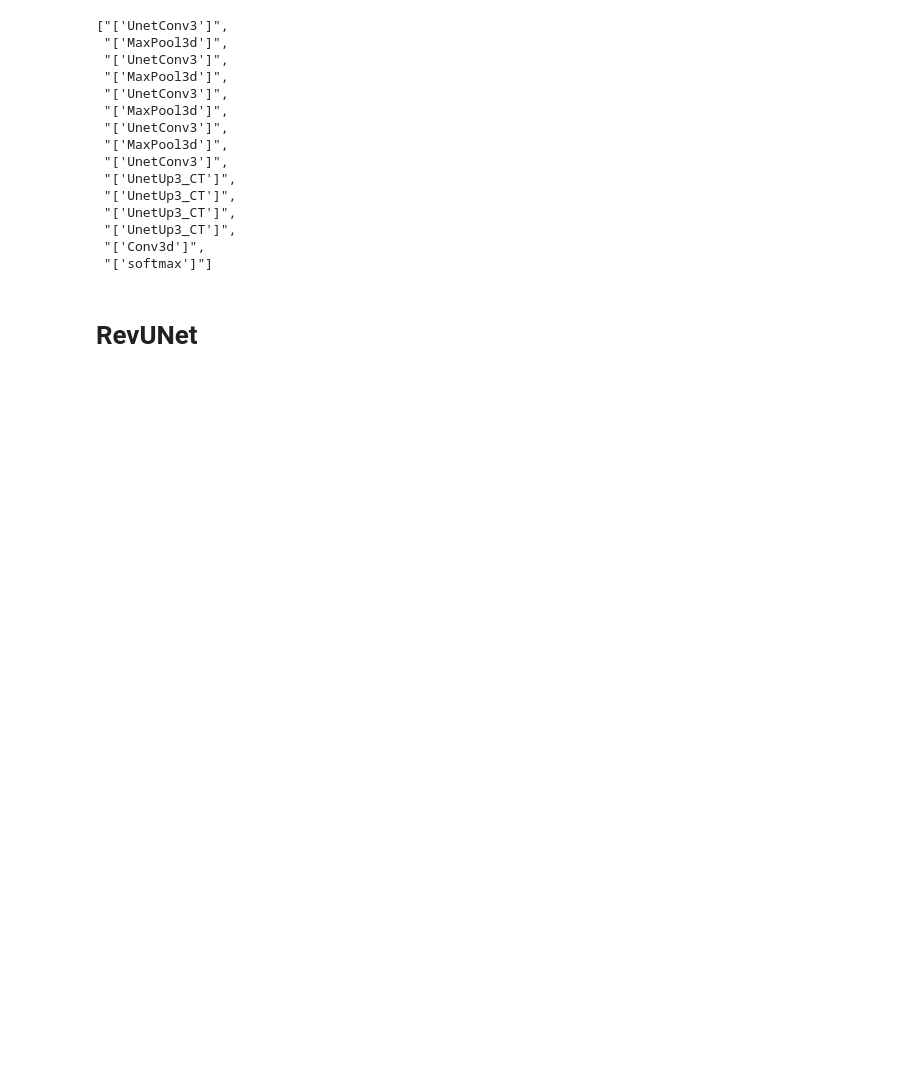
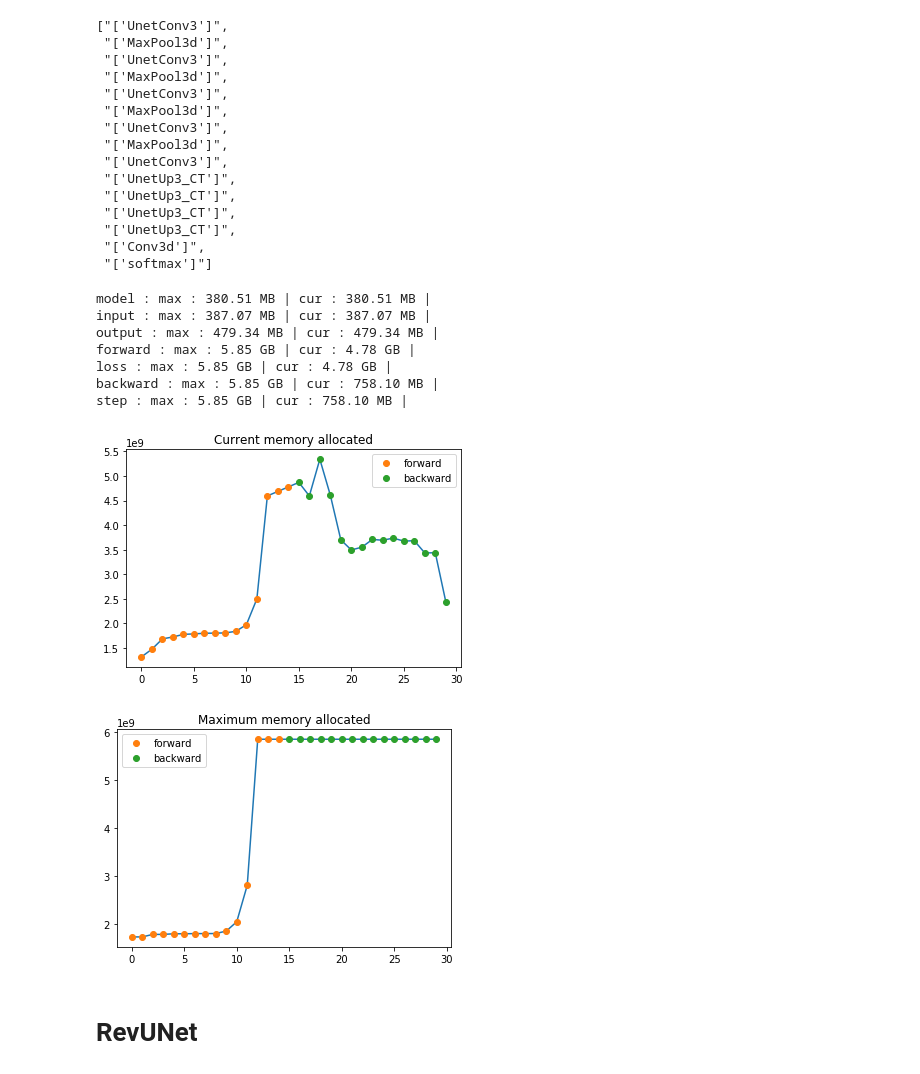
Before and after one commit to Myyyr/memory, a Jupyter notebook: callback.ipynb, the cells around one changed output. Drawn from its saved outputs; the diff is of its cells as text; code cells hidden in the pictures; blank space fills up the shorter version.

```diff
--- a/callback.ipynb
+++ b/callback.ipynb
@@ -109,6 +109,50 @@ f_name
  "['UnetUp3_CT']",
  "['Conv3d']",
  "['softmax']"]
+# %%
+with open('./callback_unet_memory_160_full.json', 'r') as f:
+    js = json.load(f)
+
+for i in list(js.keys())[:-2]:
+    txt = i +' : '
+    for k in list(js[i]):
+        txt += k + ' : ' + convert_bytes(js[i][k]) + ' | '
+    print(txt)
+
+f_cur, f_max, b_cur, b_max, f_name, b_name = [], [], [], [], [], []
+for fk, bk in zip(js['hookF'], js['hookB']):
+    f_cur.append(fk['cur'][0])
+    f_max.append(fk['max'][0])
+    f_name.append(fk['name'])
+    b_cur.append(bk['cur'][0])
+    b_max.append(bk['max'][0])
+    b_name.append(bk['name'])
+
+x1, x2 = list(range(len(f_cur))), list(range(len(f_cur),len(f_cur)+len(b_cur)))
+plt.plot(x1+x2,f_cur + list(reversed(b_cur)))
+plt.plot(x1,f_cur, 'o', label = 'forward')
+plt.plot(x2,list(reversed(b_cur)), 'o', label = 'backward')
+plt.legend()
+plt.title('Current memory allocated')
+plt.show()
+
+
+plt.plot(x1+x2,f_max + list(reversed(b_max)))
+plt.plot(x1,f_max, 'o', label = 'forward')
+plt.plot(x2,list(reversed(b_max)), 'o', label = 'backward')
+plt.legend()
+plt.title('Maximum memory allocated')
+plt.show()
+# %% [output]
+model : max : 380.51 MB | cur : 380.51 MB |
+input : max : 387.07 MB | cur : 387.07 MB |
+output : max : 479.34 MB | cur : 479.34 MB |
+forward : max : 5.85 GB | cur : 4.78 GB |
+loss : max : 5.85 GB | cur : 4.78 GB |
+backward : max : 5.85 GB | cur : 758.10 MB |
+step : max : 5.85 GB | cur : 758.10 MB |
+[figure, added]
+[figure, added]
 # %% [markdown]
 # RevUNet
 # %%
```
Also changed, not shown: 1 other file.
